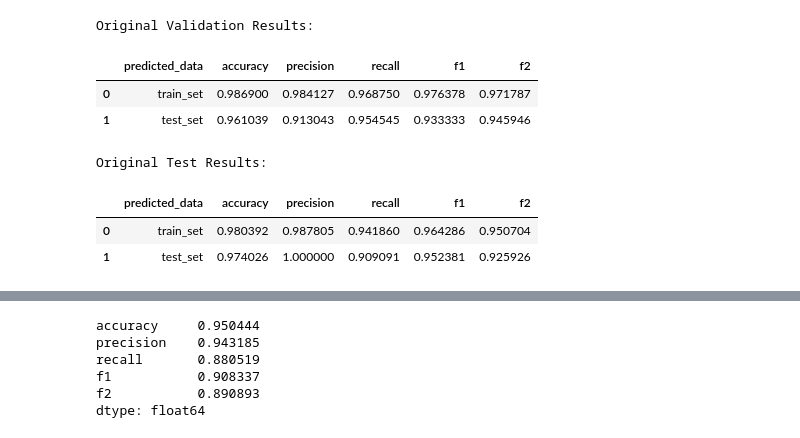
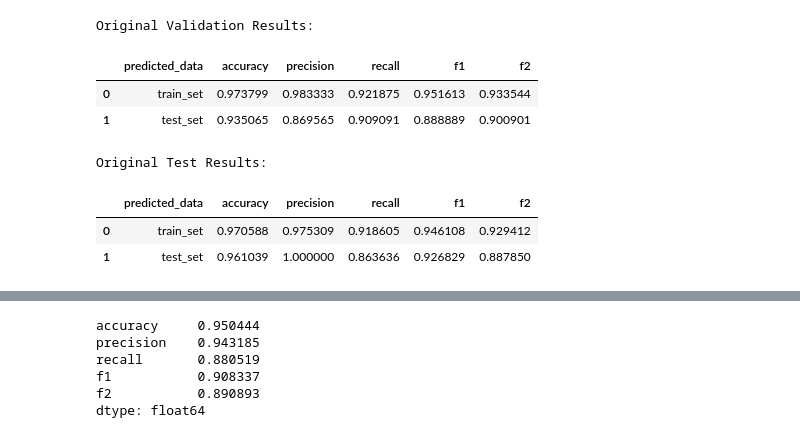
Before and after one commit to QY-Ver0/ELM-for-thyroid, a Jupyter notebook: Optimisation.ipynb, the cells around one changed output, grey strips where cells are left out. Cells and saved outputs as stored; diff of their text form; code cells hidden in the pictures.

```diff
--- a/Optimisation.ipynb
+++ b/Optimisation.ipynb
@@ -31,14 +31,11 @@ trial_limit  = 40
 # Importing preprocessed dataset
 # df = pd.read_csv('data_preprocessed.csv', index_col=0)
 df = get_data('thyroid_diff.csv')
-df = preprocess(df, None, do_onehot=True, do_scale=True)
-# booleans = df.drop('Age', axis=1)
-# df[booleans.columns] = booleans.astype('int64')
-#
+df = preprocess(df, do_onehot=True, do_scale=True)
 
-X = df.drop('Recurred_Yes', axis=1)
-Y = df['Recurred_Yes']
+X, Y = df.drop('Recurred_Yes', axis=1), df['Recurred_Yes']
 x_train,     x_test,     y_train,     y_test     = train_test_split(X, Y, test_size=0.2, random_state=split_seed, stratify=Y)
 x_train_sub, x_validate, y_train_sub, y_validate = train_test_split(x_train, y_train, test_size=0.25, random_state=split_seed, stratify=y_train)
-x_train_sc, x_test_sc, y_train_sc, y_test_sc = x_train, x_test, y_train, y_test
-x_train_sub_sc, x_validate_sc, y_train_sub_sc, y_validate_sc = x_train_sub, x_validate, y_train_sub, y_validate
+
+# x_train_sc, x_test_sc, y_train_sc, y_test_sc = x_train, x_test, y_train, y_test
+# x_train_sub_sc, x_validate_sc, y_train_sub_sc, y_validate_sc = x_train_sub, x_validate, y_train_sub, y_validate
@@ -92,21 +53,21 @@ abc = ABCOptimiser(elm, x_train_sub.to_numpy(), y_train_sub.to_numpy(), x_valida
 abc.set_verbose(True)
 # %%
 print('Original Validation Results:')
-get_metrics_df(elm.fit(x_train_sub_sc.to_numpy(), y_train_sub_sc.to_numpy()), x_train_sub_sc, x_validate_sc, y_train_sub_sc, y_validate_sc)
+get_metrics_df(elm.fit(x_train_sub.to_numpy(), y_train_sub.to_numpy()), x_train_sub, x_validate, y_train_sub, y_validate)
 # %% [output]
 Original Validation Results:
 |  | predicted_data | accuracy | precision | recall | f1 | f2 |
-| 0 | train_set | 0.986900 | 0.984127 | 0.968750 | 0.976378 | 0.971787 |
-| 1 | test_set | 0.961039 | 0.913043 | 0.954545 | 0.933333 | 0.945946 |
+| 0 | train_set | 0.973799 | 0.983333 | 0.921875 | 0.951613 | 0.933544 |
+| 1 | test_set | 0.935065 | 0.869565 | 0.909091 | 0.888889 | 0.900901 |
 # %%
 print('Original Test Results:')
 # elm = ELMclf(n, l2_param=l2, random_state=def_rng_seed)
-get_metrics_df(elm.fit(x_train_sc.to_numpy(), y_train_sc.to_numpy()), x_train_sc, x_test_sc, y_train_sc, y_test_sc)
+get_metrics_df(elm.fit(x_train.to_numpy(), y_train.to_numpy()), x_train, x_test, y_train, y_test)
 # %% [output]
 Original Test Results:
 |  | predicted_data | accuracy | precision | recall | f1 | f2 |
-| 0 | train_set | 0.980392 | 0.987805 | 0.941860 | 0.964286 | 0.950704 |
-| 1 | test_set | 0.974026 | 1.000000 | 0.909091 | 0.952381 | 0.925926 |
+| 0 | train_set | 0.970588 | 0.975309 | 0.918605 | 0.946108 | 0.929412 |
+| 1 | test_set | 0.961039 | 1.000000 | 0.863636 | 0.926829 | 0.887850 |
 # %%
 X = np.concat([x_train, x_test])
 Y = np.concat([y_train, y_test])
```
Also changed, not shown: parts of 6 cells of this notebook, 4 other files.
